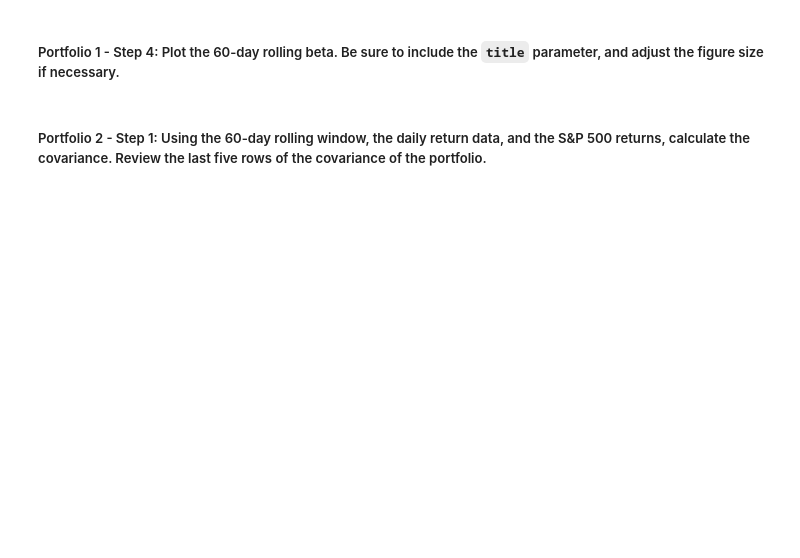
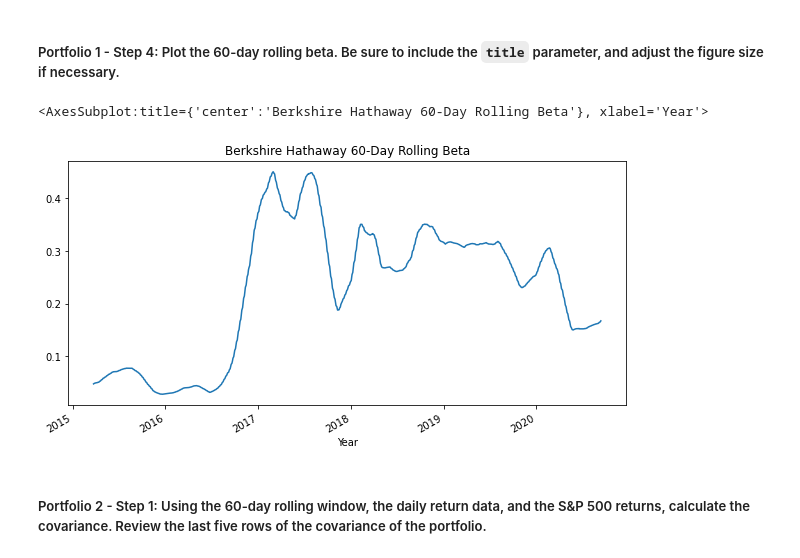
Before and after one commit to tycastleberry/Challenge4, a Jupyter notebook: risk_return_analysis.ipynb, the cells around one changed output. Drawn from its saved outputs; the diff is of its cells as text; code cells hidden in the pictures; blank space fills up the shorter version.

```diff
--- a/risk_return_analysis.ipynb
+++ b/risk_return_analysis.ipynb
@@ -310,4 +355,5 @@ Your analysis is nearing completion. Now, you need to evaluate how the portfolio
 #### Use the Pandas `var` function to calculate the variance of the S&P 500 by using a 60-day rolling window. Visualize the last five rows of the variance of the S&P 500.
 # %%
 # Calculate the variance of the S&P 500 using a rolling 60-day window.
-# YOUR CODE HERE
+sp500_var = daily_returns['S&P 500'].rolling(window=60).var()
+sp500_var.tail()
@@ -326,4 +380,5 @@ Your analysis is nearing completion. Now, you need to evaluate how the portfolio
 # %%
 # Calculate the covariance using a 60-day rolling window
 # Review the last five rows of the covariance data
-# YOUR CODE HERE
+bh_covariance = daily_returns["BERKSHIRE HATHAWAY INC"].rolling(window=60).cov(daily_returns["S&P 500"])
+bh_covariance
@@ -332,4 +401,5 @@ Your analysis is nearing completion. Now, you need to evaluate how the portfolio
 # %%
 # Calculate the beta based on the 60-day rolling covariance compared to the market (S&P 500)
 # Review the last five rows of the beta information
-# YOUR CODE HERE
+bh_beta = bh_covariance / sp500_var
+bh_beta
@@ -337,4 +421,5 @@ Your analysis is nearing completion. Now, you need to evaluate how the portfolio
 ##### Portfolio 1 - Step 3: Use the Pandas `mean` function to calculate the average value of the 60-day rolling beta of the portfolio.
 # %%
 # Calculate the average of the 60-day rolling beta
-# YOUR CODE HERE
+bh_beta_60_mean = bh_beta.rolling(window=60).mean()
+bh_beta_60_mean
@@ -343,7 +442,10 @@ Your analysis is nearing completion. Now, you need to evaluate how the portfolio
 # %%
 # Plot the rolling beta
 # Include a title parameter and adjust the figure size
-# YOUR CODE HERE
+bh_beta_60_mean.plot(title='Berkshire Hathaway 60-Day Rolling Beta', figsize=(10,5), xlabel='Year')
+# %% [output]
+<AxesSubplot:title={'center':'Berkshire Hathaway 60-Day Rolling Beta'}, xlabel='Year'>
+[figure, added]
 # %% [markdown]
 ##### Portfolio 2 - Step 1: Using the 60-day rolling window, the daily return data, and the S&P 500 returns, calculate the covariance. Review the last five rows of the covariance of the portfolio.
 # %%
```
Also changed, not shown: parts of 25 cells of this notebook.
